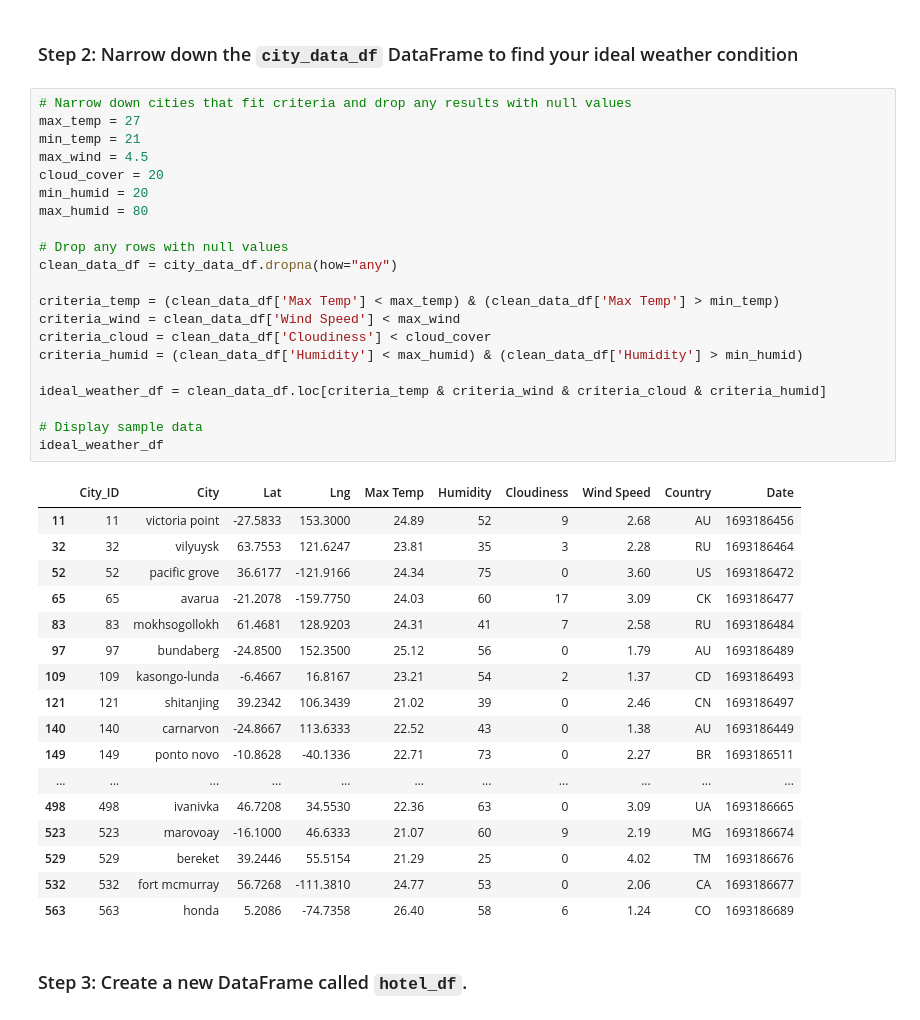
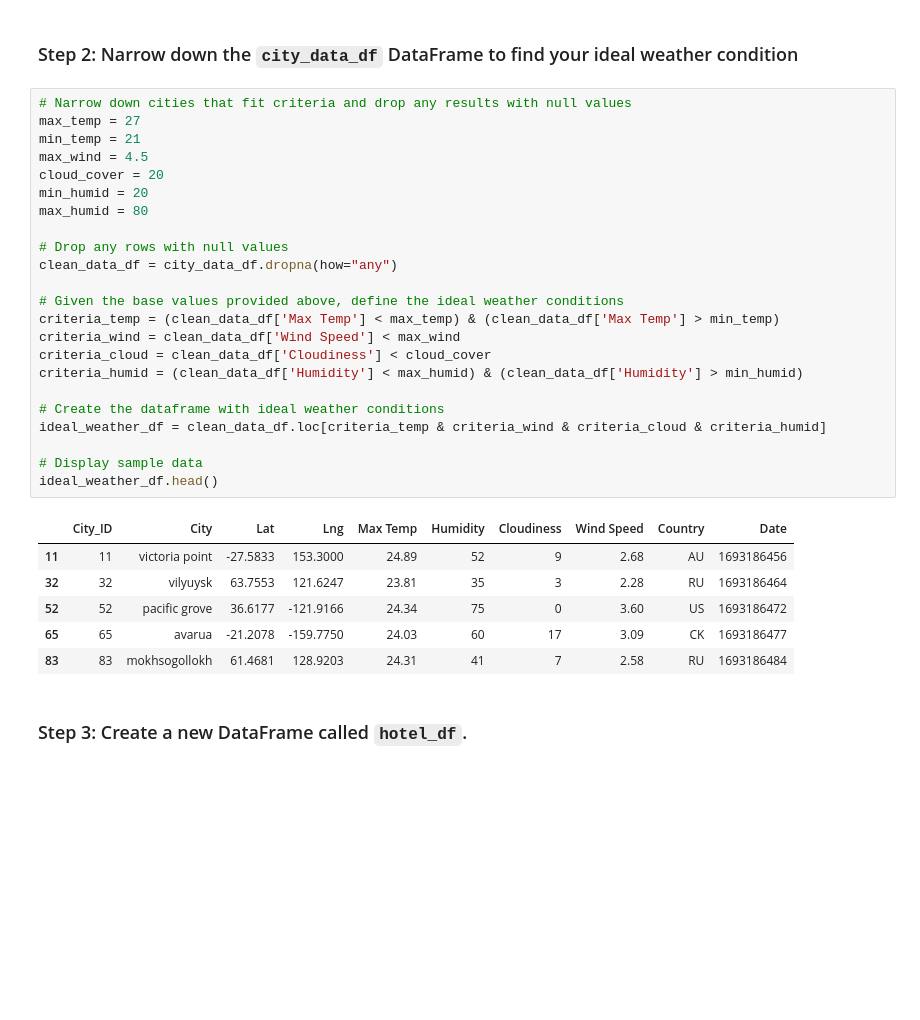
Before and after one commit to alyssahondrade/python-api-challenge, a Jupyter notebook: VacationPy.ipynb, the cells around one changed output. Cells and saved outputs as stored; diff of their text form; blank space fills up the shorter version.

```diff
--- a/VacationPy.ipynb
+++ b/VacationPy.ipynb
@@ -58,42 +58,33 @@ city_humidity_map
 # %%
 # Narrow down cities that fit criteria and drop any results with null values
 max_temp = 27
 min_temp = 21
 max_wind = 4.5
 cloud_cover = 20
 min_humid = 20
 max_humid = 80
 
 # Drop any rows with null values
 clean_data_df = city_data_df.dropna(how="any")
 
+# Given the base values provided above, define the ideal weather conditions
 criteria_temp = (clean_data_df['Max Temp'] < max_temp) & (clean_data_df['Max Temp'] > min_temp)
 criteria_wind = clean_data_df['Wind Speed'] < max_wind
 criteria_cloud = clean_data_df['Cloudiness'] < cloud_cover
 criteria_humid = (clean_data_df['Humidity'] < max_humid) & (clean_data_df['Humidity'] > min_humid)
 
+# Create the dataframe with ideal weather conditions
 ideal_weather_df = clean_data_df.loc[criteria_temp & criteria_wind & criteria_cloud & criteria_humid]
 
 # Display sample data
-ideal_weather_df
+ideal_weather_df.head()
 # %% [output]
 |  | City_ID | City | Lat | Lng | Max Temp | Humidity | Cloudiness | Wind Speed | Country | Date |
 | 11 | 11 | victoria point | -27.5833 | 153.3000 | 24.89 | 52 | 9 | 2.68 | AU | 1693186456 |
 | 32 | 32 | vilyuysk | 63.7553 | 121.6247 | 23.81 | 35 | 3 | 2.28 | RU | 1693186464 |
 | 52 | 52 | pacific grove | 36.6177 | -121.9166 | 24.34 | 75 | 0 | 3.60 | US | 1693186472 |
 | 65 | 65 | avarua | -21.2078 | -159.7750 | 24.03 | 60 | 17 | 3.09 | CK | 1693186477 |
 | 83 | 83 | mokhsogollokh | 61.4681 | 128.9203 | 24.31 | 41 | 7 | 2.58 | RU | 1693186484 |
-| 97 | 97 | bundaberg | -24.8500 | 152.3500 | 25.12 | 56 | 0 | 1.79 | AU | 1693186489 |
-| 109 | 109 | kasongo-lunda | -6.4667 | 16.8167 | 23.21 | 54 | 2 | 1.37 | CD | 1693186493 |
-| 121 | 121 | shitanjing | 39.2342 | 106.3439 | 21.02 | 39 | 0 | 2.46 | CN | 1693186497 |
-| 140 | 140 | carnarvon | -24.8667 | 113.6333 | 22.52 | 43 | 0 | 1.38 | AU | 1693186449 |
-| 149 | 149 | ponto novo | -10.8628 | -40.1336 | 22.71 | 73 | 0 | 2.27 | BR | 1693186511 |
-| ... | ... | ... | ... | ... | ... | ... | ... | ... | ... | ... |
-| 498 | 498 | ivanivka | 46.7208 | 34.5530 | 22.36 | 63 | 0 | 3.09 | UA | 1693186665 |
-| 523 | 523 | marovoay | -16.1000 | 46.6333 | 21.07 | 60 | 9 | 2.19 | MG | 1693186674 |
-| 529 | 529 | bereket | 39.2446 | 55.5154 | 21.29 | 25 | 0 | 4.02 | TM | 1693186676 |
-| 532 | 532 | fort mcmurray | 56.7268 | -111.3810 | 24.77 | 53 | 0 | 2.06 | CA | 1693186677 |
-| 563 | 563 | honda | 5.2086 | -74.7358 | 26.40 | 58 | 6 | 1.24 | CO | 1693186689 |
 # %% [markdown]
 ### Step 3: Create a new DataFrame called `hotel_df`.
 # %%
```
Also changed, not shown: parts of 4 cells of this notebook, 1 other file.
